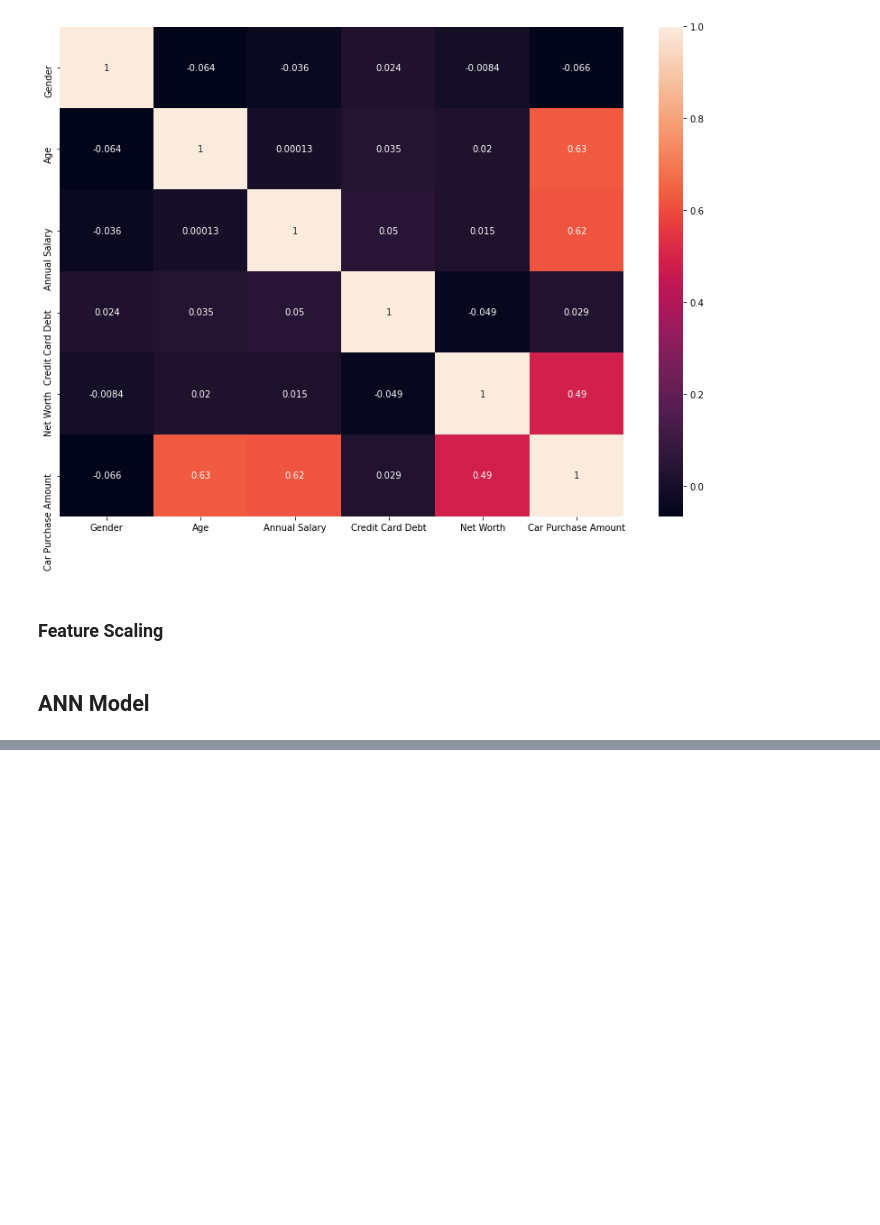
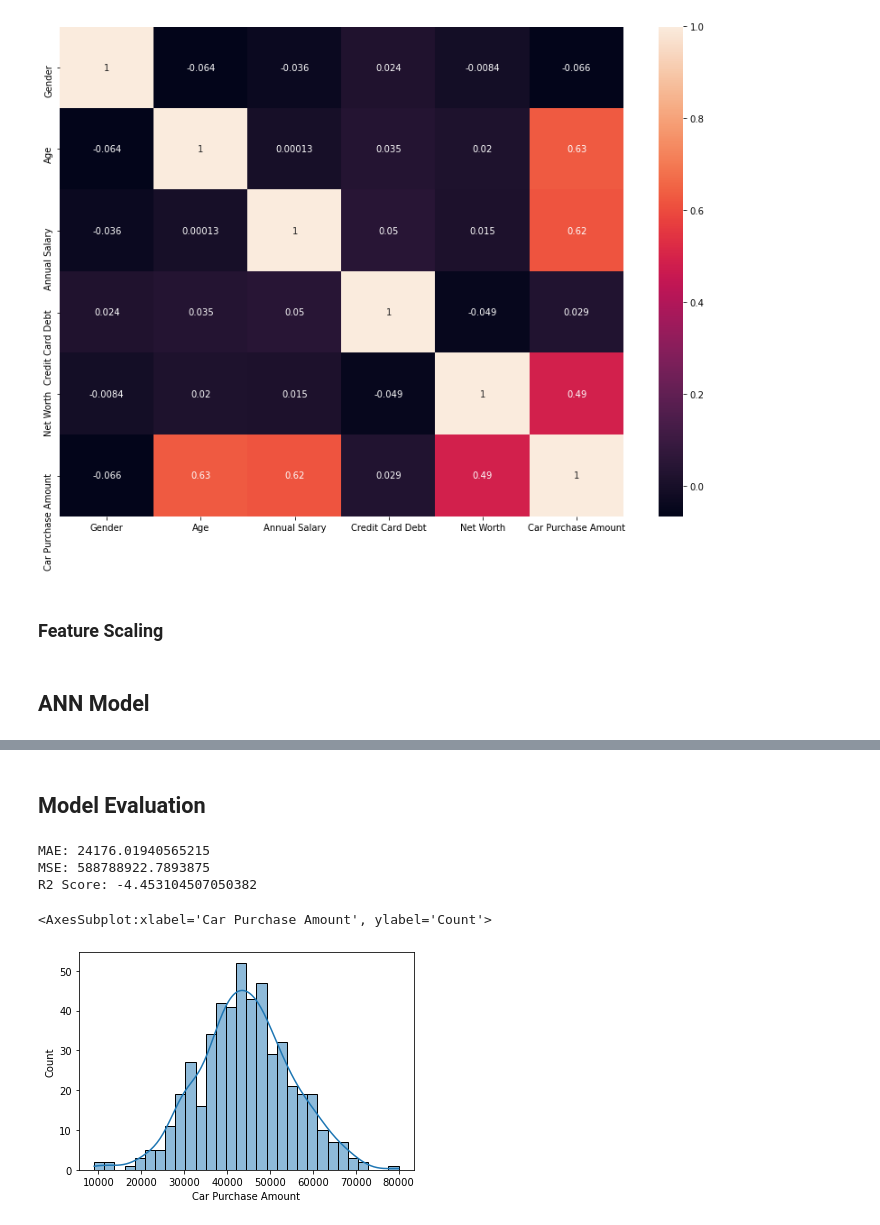
Before and after one commit to EashanKaushik/Car-Sales-Prediction, a Jupyter notebook: model_training.ipynb, the cells around one changed output, grey strips where cells are left out. Drawn from its saved outputs; the diff is of its cells as text; code cells hidden in the pictures; blank space fills up the shorter version.

```diff
--- a/model_training.ipynb
+++ b/model_training.ipynb
@@ -113,0 +184,19 @@ X_test = scaler.transform(X_test)
+# %% [markdown]
+## Model Evaluation
+# %%
+from sklearn.metrics import mean_absolute_error, mean_squared_error, r2_score
+
+y_pred = model.predict(X_test)
+
+print(f'MAE: {mean_absolute_error(y_test, y_pred)}')
+print(f'MSE: {mean_squared_error(y_test, y_pred)}')
+print(f'R2 Score: {r2_score(y_test, y_pred)}')
+# %% [output]
+MAE: 24176.01940565215
+MSE: 588788922.7893875
+R2 Score: -4.453104507050382
+# %%
+sns.histplot(x=dataset['Car Purchase Amount'], bins=30, kde=True)
+# %% [output]
+<AxesSubplot:xlabel='Car Purchase Amount', ylabel='Count'>
+[figure, added]
```
Also changed, not shown: parts of 9 cells of this notebook, 1 other file.
